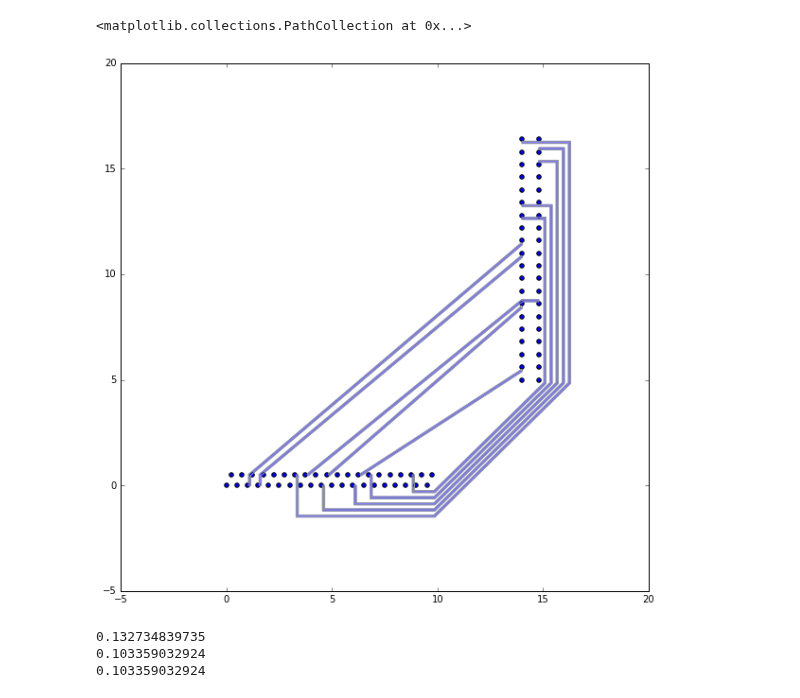
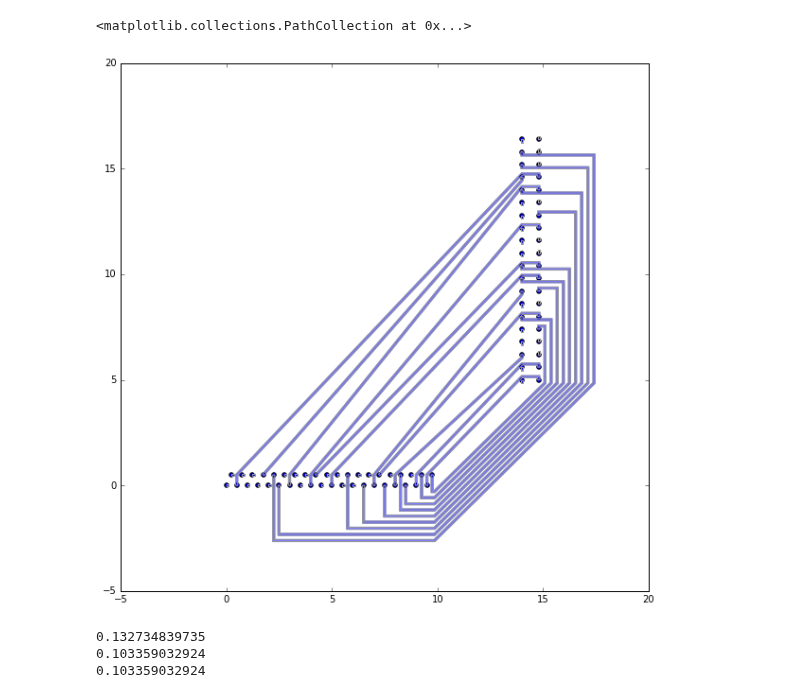
Before and after one commit to elejke/shortest_path, a Jupyter notebook: code/embedding.ipynb, the cells around one changed output. Drawn from its saved outputs; the diff is of its cells as text; code cells hidden in the pictures.

Commit message:
jump lines was added

```diff
--- a/code/embedding.ipynb
+++ b/code/embedding.ipynb
@@ -16,17 +16,18 @@ ans = []
 # %%
 new_points, subsequences = layers(chip_1, chip_2, connections)
 # %%
-internal, external = get_lines(connections, subsequences[3], subsequences[4], chip_1, chip_2, 2)
+internal, external, jump_lines = get_lines(connections, subsequences[0], subsequences[1], chip_1, chip_2, 1)
 # %%
 optimize_embedding(internal, external)
 # %%
 plot_all_lines(internal, 0.05)
 plot_all_lines(external, 0.05)
+plot_all_lines(jump_lines, 0.05)
 plt.scatter(chip_1.values.T[0], chip_1.values.T[1])
 plt.scatter(chip_2.values.T[0], chip_2.values.T[1])
 # %% [output]
 <matplotlib.collections.PathCollection at 0x...>
-[figure, old version]
+[figure, new version]
 # %%
 all_lines = []
 
```
Also changed, not shown: parts of 4 cells of this notebook, 1 other file.
